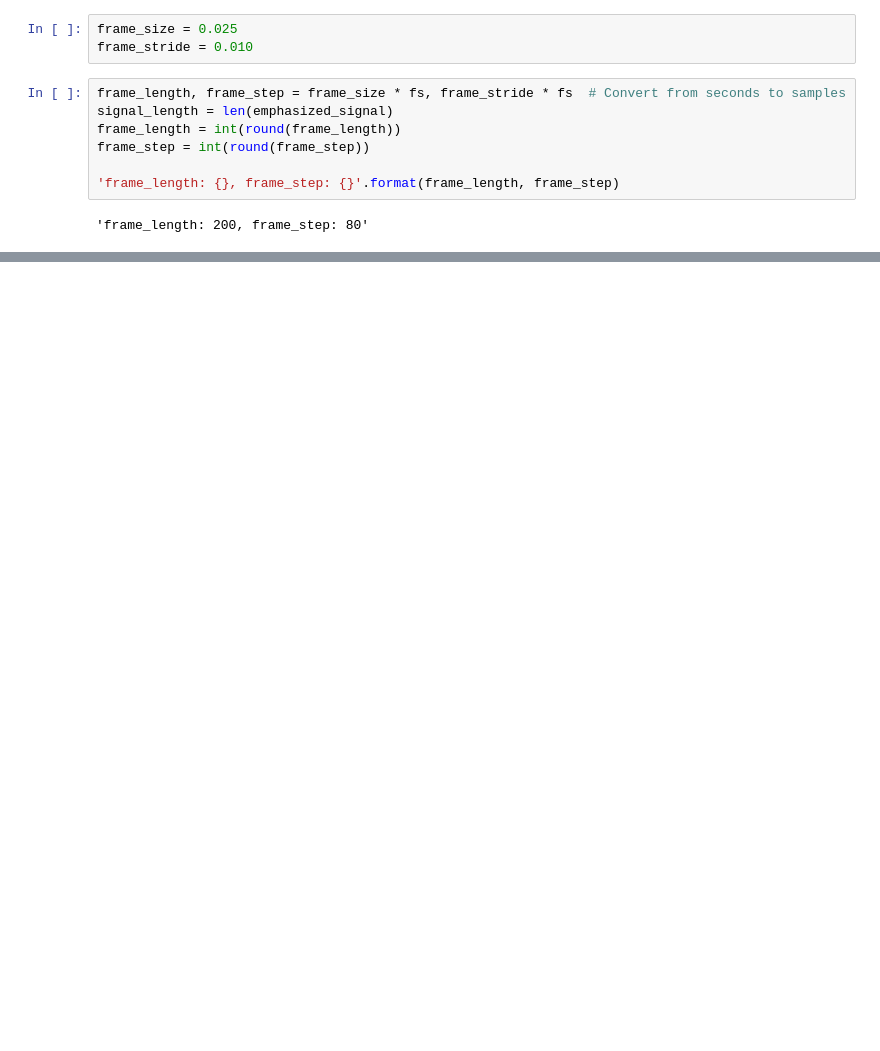
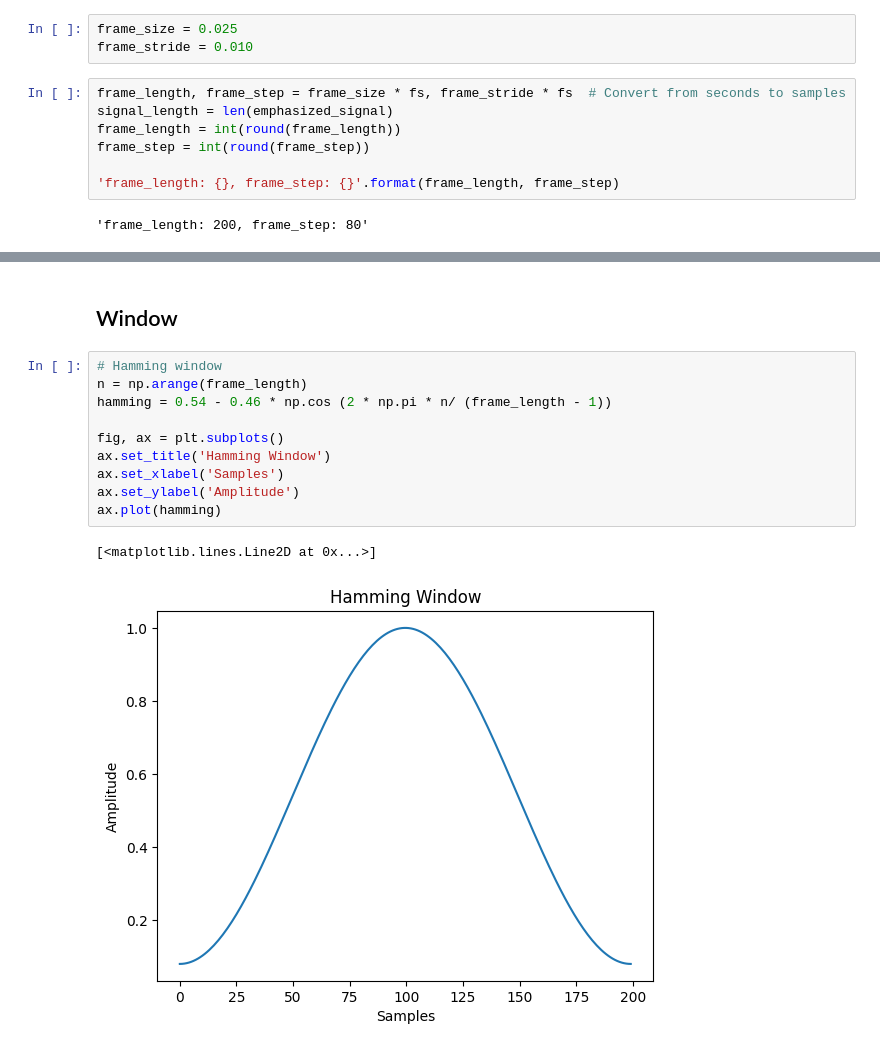
Before and after one commit to araobp/data-science, a Jupyter notebook: SpeechProcessing/SpeechProcessing.ipynb, the cells around one changed output, grey strips where cells are left out. Drawn from its saved outputs; the diff is of its cells as text; blank space fills up the shorter version.

```diff
--- a/SpeechProcessing/SpeechProcessing.ipynb
+++ b/SpeechProcessing/SpeechProcessing.ipynb
@@ -60,0 +195,15 @@ num_frames = int(numpy.ceil(float(numpy.abs(signal_length - frame_length)) / fra
+# %% [markdown]
+## Window
+# %%
+# Hamming window
+n = np.arange(frame_length)
+hamming = 0.54 - 0.46 * np.cos (2 * np.pi * n/ (frame_length - 1))
+
+fig, ax = plt.subplots()
+ax.set_title('Hamming Window')
+ax.set_xlabel('Samples')
+ax.set_ylabel('Amplitude')
+ax.plot(hamming)
+# %% [output]
+[<matplotlib.lines.Line2D at 0x...>]
+[figure, added]
```
Also changed, not shown: parts of 24 cells of this notebook.
